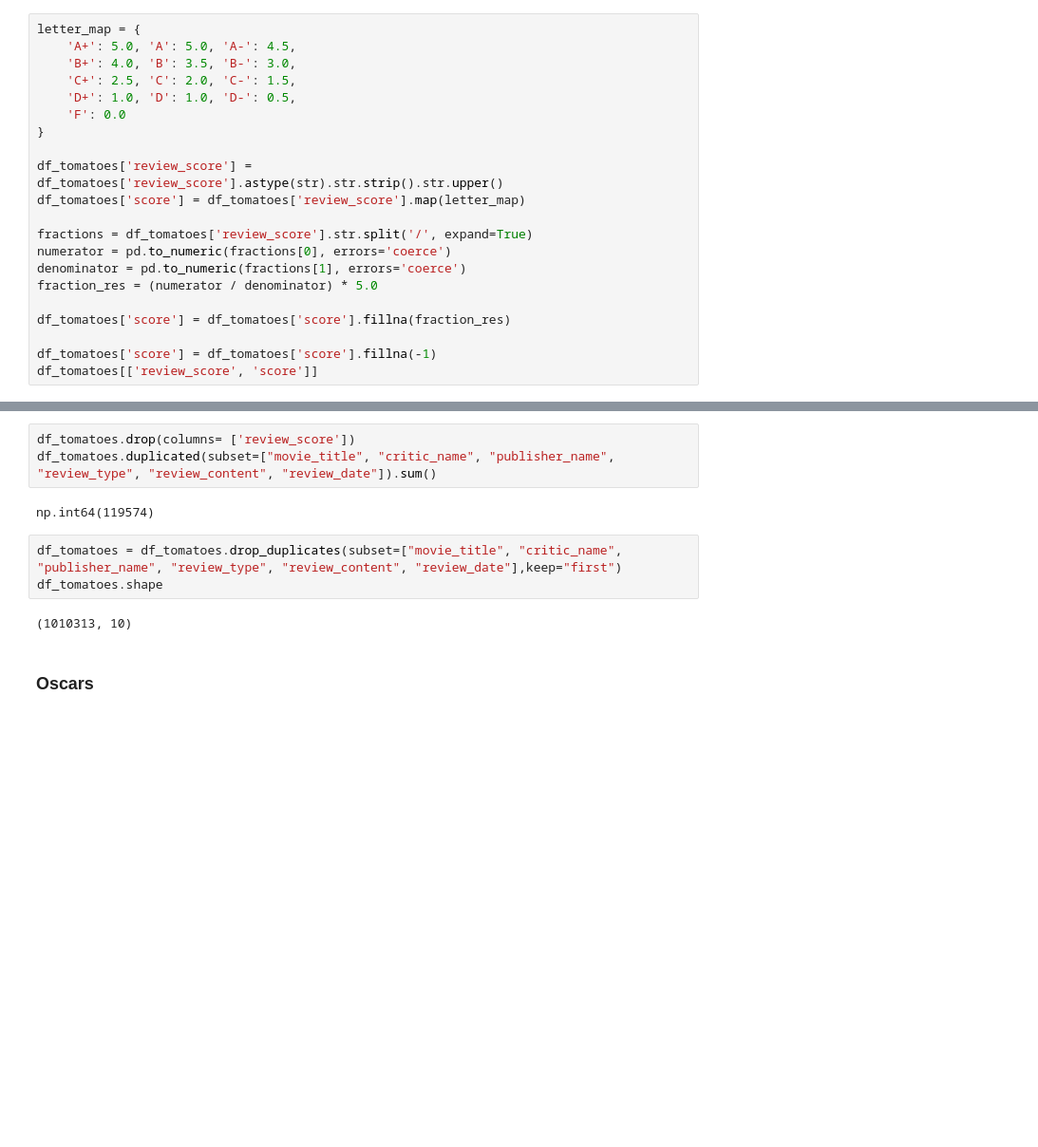
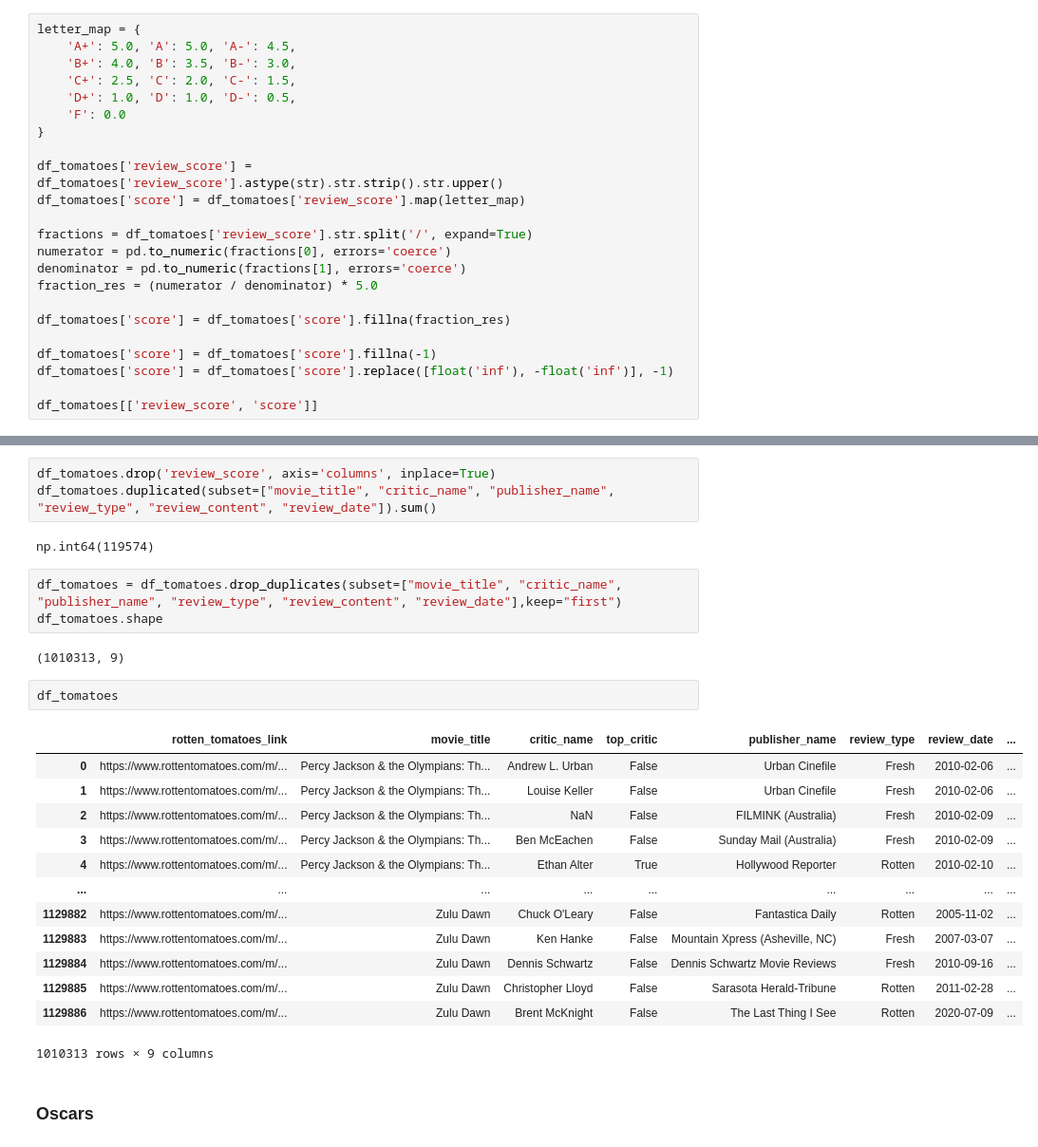
Before and after one commit to tha-raptor/IUM, a Jupyter notebook: solution/data-EDA/IUM_Film_Data_Cleaning.ipynb, the cells around one changed output, grey strips where cells are left out. Shown at 95% size. Cells and saved outputs as stored; diff of their text form; blank space fills up the shorter version.

```diff
--- a/IUM_Film_Data_Cleaning.ipynb
+++ b/solution/data-EDA/IUM_Film_Data_Cleaning.ipynb
@@ -792,6 +792,8 @@ fraction_res = (numerator / denominator) * 5.0
 df_tomatoes['score'] = df_tomatoes['score'].fillna(fraction_res)
 
 df_tomatoes['score'] = df_tomatoes['score'].fillna(-1)
+df_tomatoes['score'] = df_tomatoes['score'].replace([float('inf'), -float('inf')], -1)
+
 df_tomatoes[['review_score', 'score']]
 # %% [output]
 |  | review_score | score |
@@ -822,7 +824,7 @@ review_content                  object
 score                          float64
 dtype: object
 # %%
-df_tomatoes.drop(columns= ['review_score'])
+df_tomatoes.drop('review_score', axis='columns', inplace=True)
 df_tomatoes.duplicated(subset=["movie_title", "critic_name", "publisher_name", "review_type", "review_content", "review_date"]).sum()
 # %% [output]
 np.int64(119574)
@@ -830,7 +832,23 @@ np.int64(119574)
 df_tomatoes = df_tomatoes.drop_duplicates(subset=["movie_title", "critic_name", "publisher_name", "review_type", "review_content", "review_date"],keep="first")
 df_tomatoes.shape
 # %% [output]
-(1010313, 10)
+(1010313, 9)
+# %%
+df_tomatoes
+# %% [output]
+|  | rotten_tomatoes_link | movie_title | critic_name | top_critic | publisher_name | review_type | review_date | ... |
+| 0 | https://www.rottentomatoes.com/m/... | Percy Jackson & the Olympians: Th... | Andrew L. Urban | False | Urban Cinefile | Fresh | 2010-02-06 | ... |
+| 1 | https://www.rottentomatoes.com/m/... | Percy Jackson & the Olympians: Th... | Louise Keller | False | Urban Cinefile | Fresh | 2010-02-06 | ... |
+| 2 | https://www.rottentomatoes.com/m/... | Percy Jackson & the Olympians: Th... | NaN | False | FILMINK (Australia) | Fresh | 2010-02-09 | ... |
+| 3 | https://www.rottentomatoes.com/m/... | Percy Jackson & the Olympians: Th... | Ben McEachen | False | Sunday Mail (Australia) | Fresh | 2010-02-09 | ... |
+| 4 | https://www.rottentomatoes.com/m/... | Percy Jackson & the Olympians: Th... | Ethan Alter | True | Hollywood Reporter | Rotten | 2010-02-10 | ... |
+| ... | ... | ... | ... | ... | ... | ... | ... | ... |
+| 1129882 | https://www.rottentomatoes.com/m/... | Zulu Dawn | Chuck O'Leary | False | Fantastica Daily | Rotten | 2005-11-02 | ... |
+| 1129883 | https://www.rottentomatoes.com/m/... | Zulu Dawn | Ken Hanke | False | Mountain Xpress (Asheville, NC) | Fresh | 2007-03-07 | ... |
+| 1129884 | https://www.rottentomatoes.com/m/... | Zulu Dawn | Dennis Schwartz | False | Dennis Schwartz Movie Reviews | Fresh | 2010-09-16 | ... |
+| 1129885 | https://www.rottentomatoes.com/m/... | Zulu Dawn | Christopher Lloyd | False | Sarasota Herald-Tribune | Rotten | 2011-02-28 | ... |
+| 1129886 | https://www.rottentomatoes.com/m/... | Zulu Dawn | Brent McKnight | False | The Last Thing I See | Rotten | 2020-07-09 | ... |
+1010313 rows × 9 columns
 # %% [markdown]
 ### Oscars
 # %%
```
Also changed, not shown: parts of 1 cell of this notebook, 3 other files.
